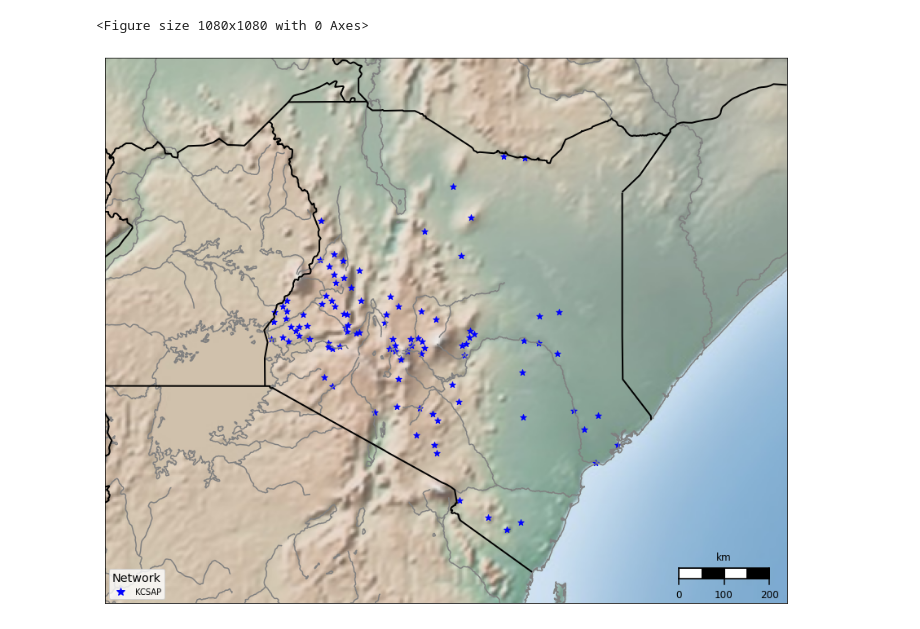
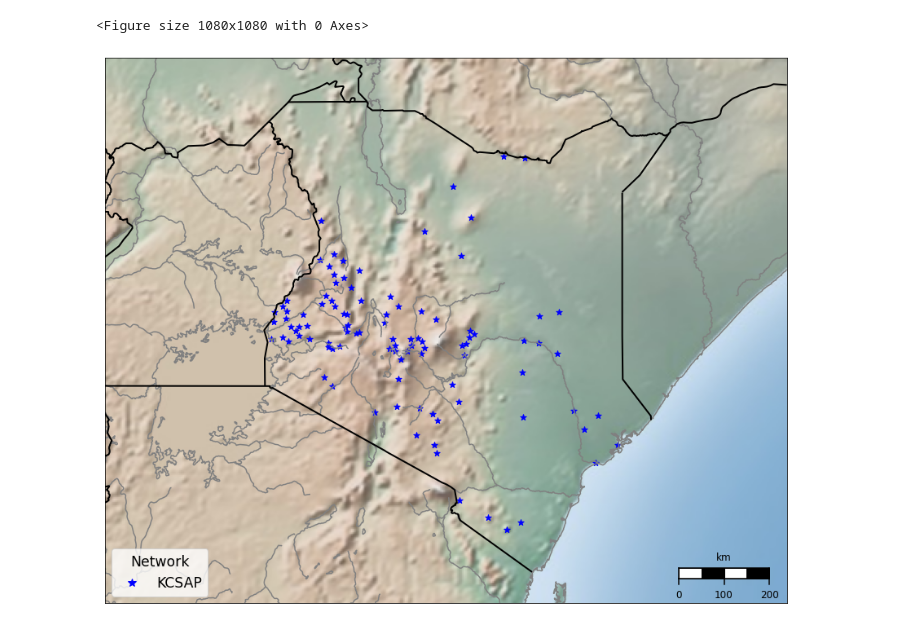
Before and after one commit to sdanioth/plot_map, a Jupyter notebook: test.ipynb, the cells around one changed output. Saved outputs shown, nothing was run; the diff lists cells and outputs as text; code cells hidden in the pictures.

```diff
--- a/test.ipynb
+++ b/test.ipynb
@@ -19,30 +19,30 @@ KCSAP_stations = pd.read_csv("/home/sdanioth/Documents/git/plot_map/KCSAP_statio
 # %%
 fig = plt.figure(figsize=(15, 15))
 
 m.shadedrelief()
 # m.etopo()
 # m.bluemarble()
 m.drawmapscale(lon=43, lat=-4.7, lon0=43,lat0=-4, length=200, barstyle="fancy", linecolor="black", fillcolor2="black", fontsize=12, fontcolor="black")
 m.drawcoastlines(color='grey', linewidth=1.5)
 m.drawrivers(color='grey', linewidth=1.5)
 m.drawcountries(color='black', linewidth=2)
 # m.drawlsmask(land_color='0.8', ocean_color='w', lsmask=None, lsmask_lons=None, lsmask_lats=None, lakes=True, resolution='l', grid=5)
 
 # m.drawmapboundary(color='k', linewidth=1.0, fill_color=None, zorder=None, ax=None)
 
 KCSAP_stations = pd.read_csv("/home/sdanioth/Documents/git/plot_map/KCSAP_stations.csv")
 
 lat = KCSAP_stations["Latitude"].values
 lon = KCSAP_stations["Longitude"].values
 # m.plot(4, 4, 'ok', markersize=20)
 
 
 m.scatter(lon, lat,latlon=True,c="blue",s=60,marker="*")
 
 KCSAP = mlines.Line2D([], [], color='blue', marker='*', linestyle='None',markersize=10, label='KCSAP')
-plt.legend(handles=[KCSAP], loc=3, title="Network", title_fontsize="xx-large", labelcolor="black")
+plt.legend(handles=[KCSAP], loc=3, title="Network", title_fontsize="xx-large", labelcolor="black", fontsize="xx-large")
 # plt.legend(["KCSAP"], fontsize="x-large", loc=3, title="Network", title_fontsize="x-large", labelcolor="black")
 
 plt.savefig("/home/sdanioth/Documents/git/plot_map/plots/test_plot.pdf", bbox_inches='tight')
 # %% [output]
-[figure, old version]
+[figure, new version]
```
